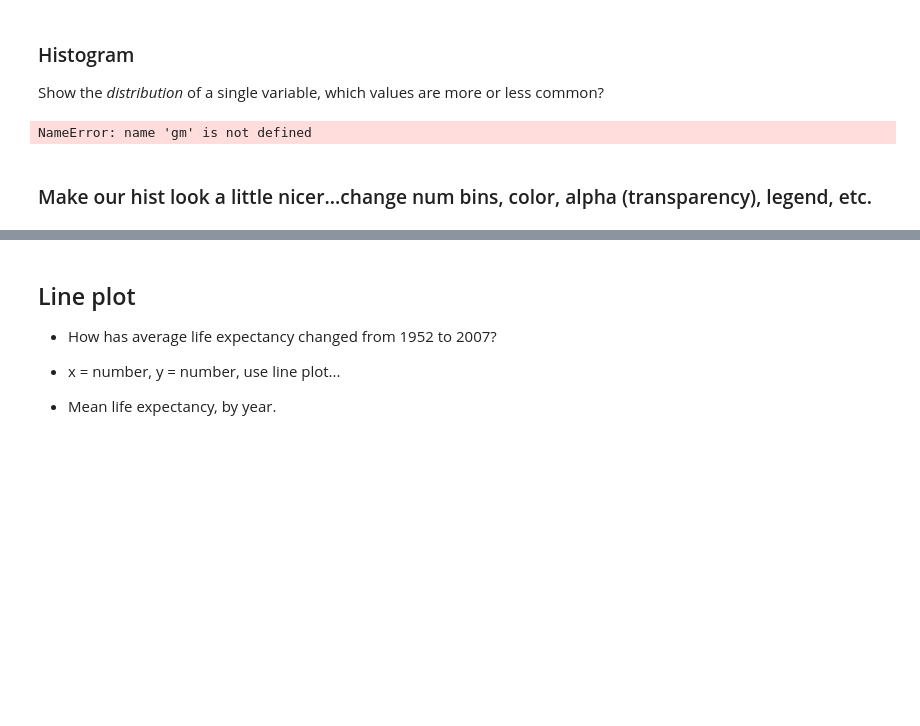
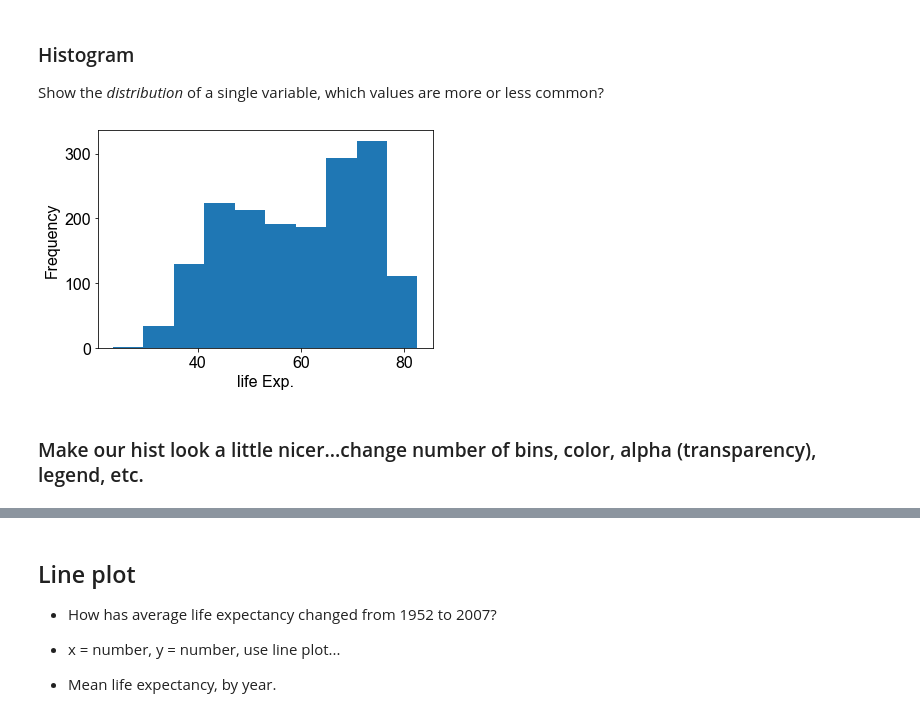
Before and after one commit to UCSD-CSS-001/ucsd-css-001.github.io, a Jupyter notebook: _build/jupyter_execute/lectures/P08-Matplotlib.ipynb, the cells around one changed output, grey strips where cells are left out. Cells and saved outputs as stored; diff of their text form; code cells hidden in the pictures; blank space fills up the shorter version.

```diff
--- a/_build/jupyter_execute/lectures/P08-Matplotlib.ipynb
+++ b/_build/jupyter_execute/lectures/P08-Matplotlib.ipynb
@@ -149,13 +167,13 @@ plt.bar?
 Show the *distribution* of a single variable, which values are more or less common?
 # %%
 plt.hist(gm['lifeExp'])
-plt.xlabel('Life Exp.')
+plt.xlabel('life Exp.')
 plt.ylabel('Frequency')
 plt.show()
 # %% [output]
-NameError: name 'gm' is not defined
+[figure, added]
 # %% [markdown]
-### Make our hist look a little nicer...change num bins, color, alpha (transparency), legend, etc.
+### Make our hist look a little nicer...change number of bins, color, alpha (transparency), legend, etc.
 # %%
 plt.hist(gm[ gm['continent'] == 'Asia' ]['lifeExp'],
              bins=20,
```
Also changed, not shown: parts of 16 cells of this notebook, 32 other files.
